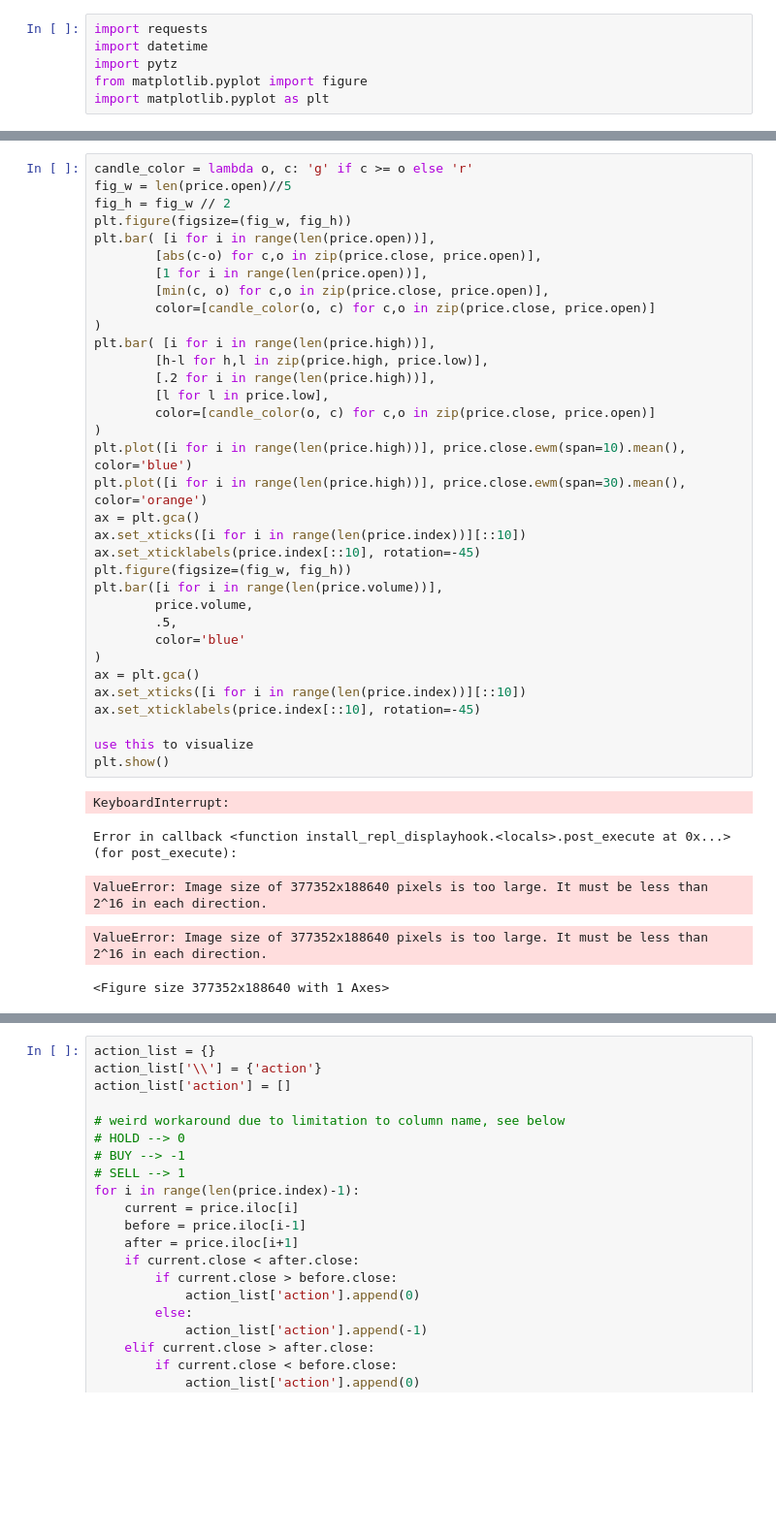
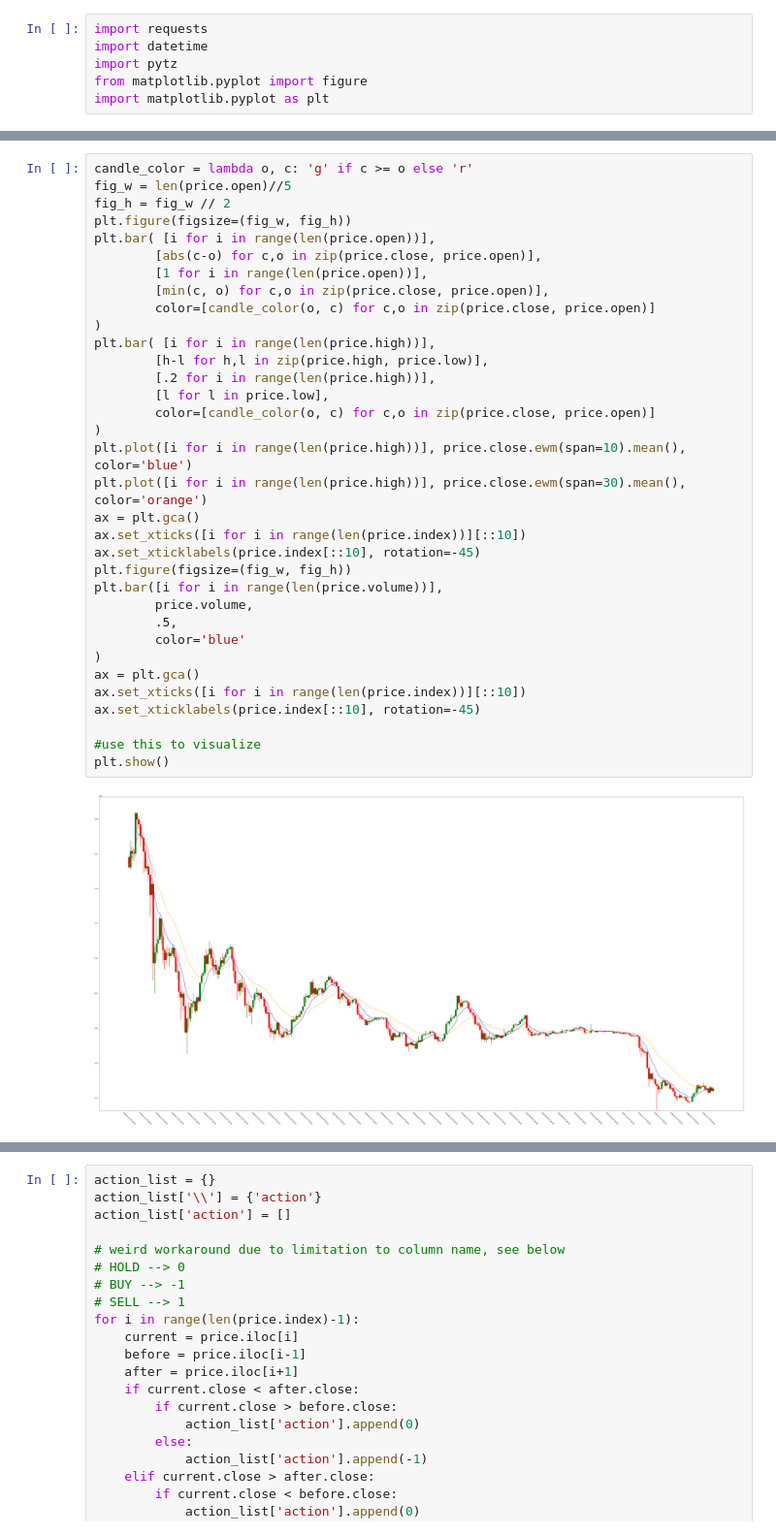
Before and after one commit to machine-learning-2018-2019-fasilkom-ui/Mending-ML-Aja, a Jupyter notebook: ExperimentsPlayground.ipynb, the cells around one changed output, grey strips where cells are left out. Shown at 97% size. Drawn from its saved outputs; the diff is of its cells as text; blank space fills up the shorter version.

```diff
--- a/ExperimentsPlayground.ipynb
+++ b/ExperimentsPlayground.ipynb
@@ -129,36 +121,32 @@ fig_h = fig_w // 2
 plt.figure(figsize=(fig_w, fig_h))
 plt.bar( [i for i in range(len(price.open))],
         [abs(c-o) for c,o in zip(price.close, price.open)],
         [1 for i in range(len(price.open))],
         [min(c, o) for c,o in zip(price.close, price.open)],
         color=[candle_color(o, c) for c,o in zip(price.close, price.open)]
 )
 plt.bar( [i for i in range(len(price.high))],
         [h-l for h,l in zip(price.high, price.low)],
         [.2 for i in range(len(price.high))],
         [l for l in price.low],
         color=[candle_color(o, c) for c,o in zip(price.close, price.open)]
 )
 plt.plot([i for i in range(len(price.high))], price.close.ewm(span=10).mean(), color='blue')
 plt.plot([i for i in range(len(price.high))], price.close.ewm(span=30).mean(), color='orange')
 ax = plt.gca()
 ax.set_xticks([i for i in range(len(price.index))][::10])
 ax.set_xticklabels(price.index[::10], rotation=-45)
 plt.figure(figsize=(fig_w, fig_h))
 plt.bar([i for i in range(len(price.volume))],
         price.volume,
         .5,
         color='blue'
 )
 ax = plt.gca()
 ax.set_xticks([i for i in range(len(price.index))][::10])
 ax.set_xticklabels(price.index[::10], rotation=-45)
 
-use this to visualize
+#use this to visualize
 plt.show()
 # %% [output]
-KeyboardInterrupt:
-Error in callback <function install_repl_displayhook.<locals>.post_execute at 0x...> (for post_execute):
-ValueError: Image size of 377352x188640 pixels is too large. It must be less than 2^16 in each direction.
-ValueError: Image size of 377352x188640 pixels is too large. It must be less than 2^16 in each direction.
-<Figure size 377352x188640 with 1 Axes>
+[figure, added]
```
Also changed, not shown: parts of 26 cells of this notebook, 1 other file.
